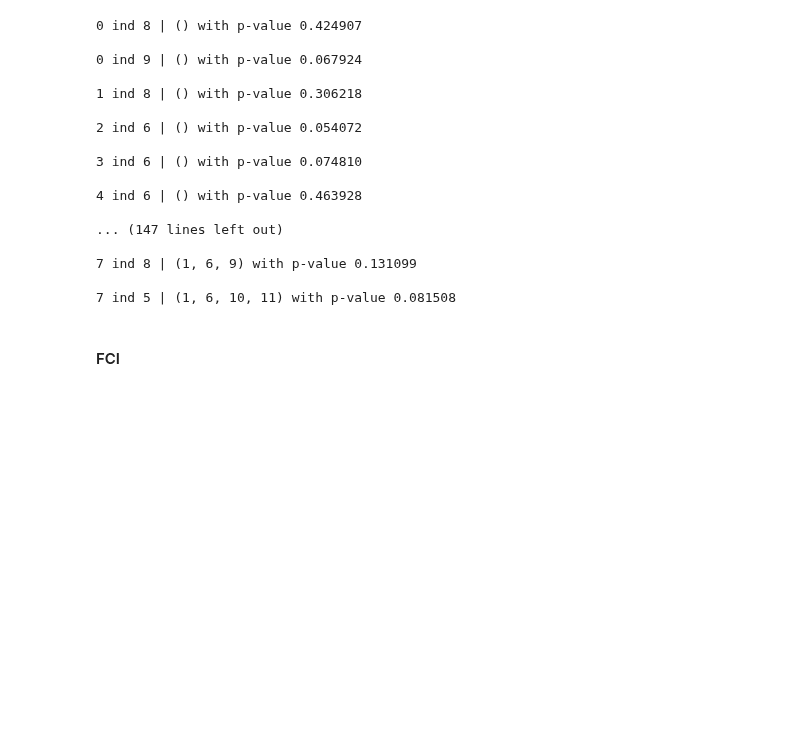
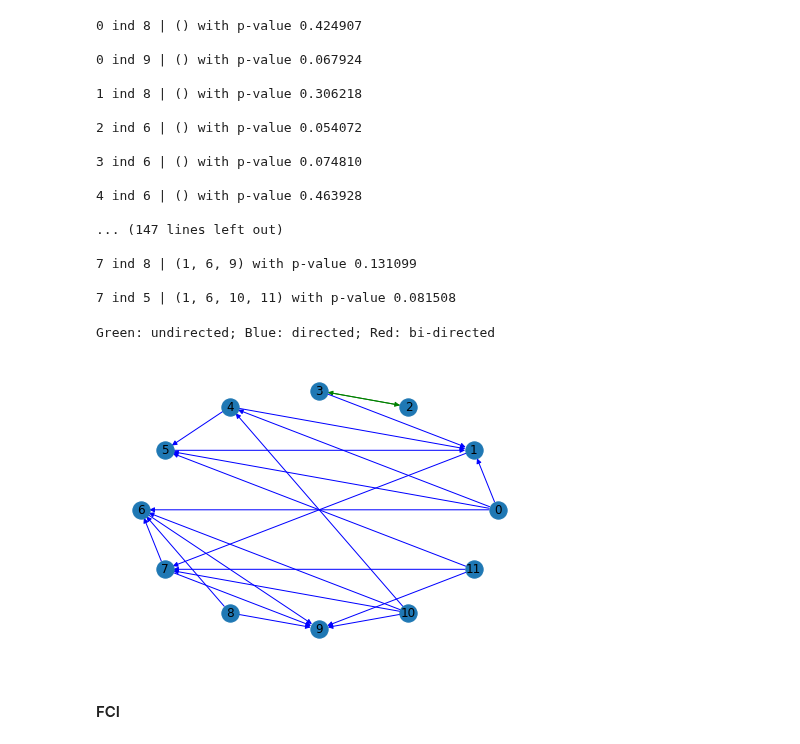
Before and after one commit to dssaenzml/ml703_timeSeriesCausalDiscovery, a Jupyter notebook: Pytrad/stocks_causal_discovery_pytrad_DIEGO_v2.ipynb, the cells around one changed output. Cells and saved outputs as stored; diff of their text form; code cells hidden in the pictures; blank space fills up the shorter version.

```diff
--- a/Pytrad/stocks_causal_discovery_pytrad_DIEGO_v2.ipynb
+++ b/Pytrad/stocks_causal_discovery_pytrad_DIEGO_v2.ipynb
@@ -907,6 +913,12 @@ pc_kci = PC.pc(data=dataFrameCompanies, alpha=0.05, indep_test=kci,
 7 ind 8 | (1, 6, 9) with p-value 0.131099
 
 7 ind 5 | (1, 6, 10, 11) with p-value 0.081508
+# %%
+pc_kci.to_nx_graph()
+pc_kci.draw_nx_graph(skel=False)
+# %% [output]
+Green: undirected; Blue: directed; Red: bi-directed
+[figure, added]
 # %% [markdown]
 #### FCI
 # %%
```
Also changed, not shown: parts of 10 cells of this notebook, 19 other files.
